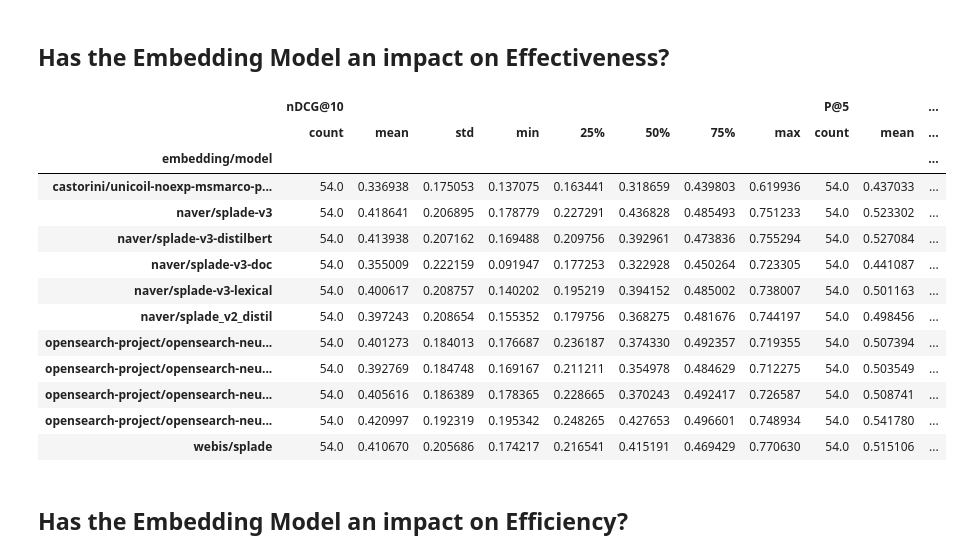
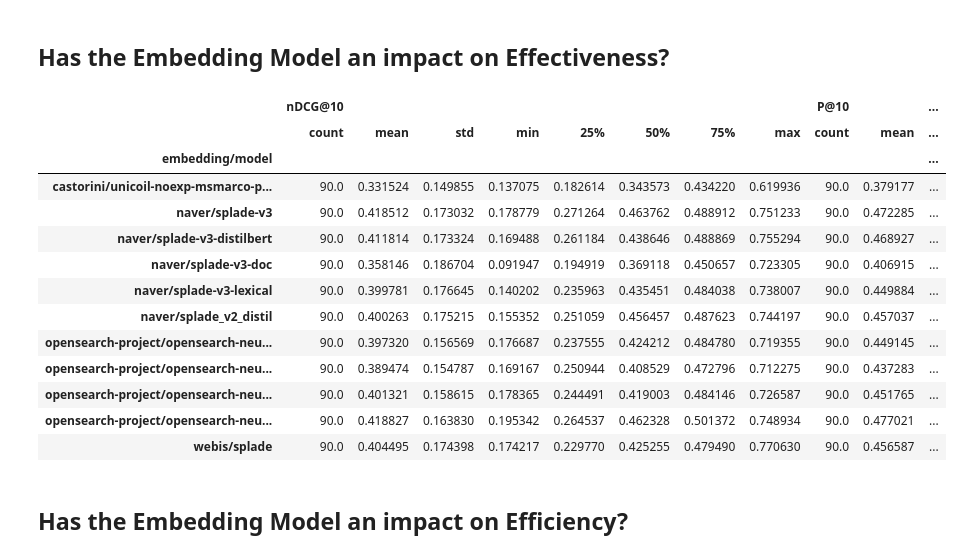
Before and after one commit to hscells/lsr-benchmark, a Jupyter notebook: step-04-evaluation/analysis-in-progress.ipynb, the cells around one changed output. Drawn from its saved outputs; the diff is of its cells as text; code cells hidden in the pictures.

```diff
--- a/step-04-evaluation/analysis-in-progress.ipynb
+++ b/step-04-evaluation/analysis-in-progress.ipynb
@@ -264,22 +256,22 @@ df[['embedding/model', "embedding/query.energy_total", "embedding/doc.energy_tot
 # %% [markdown]
 ## Has the Embedding Model an impact on Effectiveness?
 # %%
-df[['embedding/model', "nDCG@10", "P@5"]].groupby("embedding/model").describe()
+df[['embedding/model', "nDCG@10", "P@10"]].groupby("embedding/model").describe()
 # %% [output]
-|  | nDCG@10 |  |  |  |  |  |  |  | P@5 |  | ... |
+|  | nDCG@10 |  |  |  |  |  |  |  | P@10 |  | ... |
 |  | count | mean | std | min | 25% | 50% | 75% | max | count | mean | ... |
 | embedding/model |  |  |  |  |  |  |  |  |  |  | ... |
-| castorini/unicoil-noexp-msmarco-p... | 54.0 | 0.336938 | 0.175053 | 0.137075 | 0.163441 | 0.318659 | 0.439803 | 0.619936 | 54.0 | 0.437033 | ... |
-| naver/splade-v3 | 54.0 | 0.418641 | 0.206895 | 0.178779 | 0.227291 | 0.436828 | 0.485493 | 0.751233 | 54.0 | 0.523302 | ... |
-| naver/splade-v3-distilbert | 54.0 | 0.413938 | 0.207162 | 0.169488 | 0.209756 | 0.392961 | 0.473836 | 0.755294 | 54.0 | 0.527084 | ... |
-| naver/splade-v3-doc | 54.0 | 0.355009 | 0.222159 | 0.091947 | 0.177253 | 0.322928 | 0.450264 | 0.723305 | 54.0 | 0.441087 | ... |
-| naver/splade-v3-lexical | 54.0 | 0.400617 | 0.208757 | 0.140202 | 0.195219 | 0.394152 | 0.485002 | 0.738007 | 54.0 | 0.501163 | ... |
-| naver/splade_v2_distil | 54.0 | 0.397243 | 0.208654 | 0.155352 | 0.179756 | 0.368275 | 0.481676 | 0.744197 | 54.0 | 0.498456 | ... |
-| opensearch-project/opensearch-neu... | 54.0 | 0.401273 | 0.184013 | 0.176687 | 0.236187 | 0.374330 | 0.492357 | 0.719355 | 54.0 | 0.507394 | ... |
-| opensearch-project/opensearch-neu... | 54.0 | 0.392769 | 0.184748 | 0.169167 | 0.211211 | 0.354978 | 0.484629 | 0.712275 | 54.0 | 0.503549 | ... |
-| opensearch-project/opensearch-neu... | 54.0 | 0.405616 | 0.186389 | 0.178365 | 0.228665 | 0.370243 | 0.492417 | 0.726587 | 54.0 | 0.508741 | ... |
-| opensearch-project/opensearch-neu... | 54.0 | 0.420997 | 0.192319 | 0.195342 | 0.248265 | 0.427653 | 0.496601 | 0.748934 | 54.0 | 0.541780 | ... |
-| webis/splade | 54.0 | 0.410670 | 0.205686 | 0.174217 | 0.216541 | 0.415191 | 0.469429 | 0.770630 | 54.0 | 0.515106 | ... |
+| castorini/unicoil-noexp-msmarco-p... | 90.0 | 0.331524 | 0.149855 | 0.137075 | 0.182614 | 0.343573 | 0.434220 | 0.619936 | 90.0 | 0.379177 | ... |
+| naver/splade-v3 | 90.0 | 0.418512 | 0.173032 | 0.178779 | 0.271264 | 0.463762 | 0.488912 | 0.751233 | 90.0 | 0.472285 | ... |
+| naver/splade-v3-distilbert | 90.0 | 0.411814 | 0.173324 | 0.169488 | 0.261184 | 0.438646 | 0.488869 | 0.755294 | 90.0 | 0.468927 | ... |
+| naver/splade-v3-doc | 90.0 | 0.358146 | 0.186704 | 0.091947 | 0.194919 | 0.369118 | 0.450657 | 0.723305 | 90.0 | 0.406915 | ... |
+| naver/splade-v3-lexical | 90.0 | 0.399781 | 0.176645 | 0.140202 | 0.235963 | 0.435451 | 0.484038 | 0.738007 | 90.0 | 0.449884 | ... |
+| naver/splade_v2_distil | 90.0 | 0.400263 | 0.175215 | 0.155352 | 0.251059 | 0.456457 | 0.487623 | 0.744197 | 90.0 | 0.457037 | ... |
+| opensearch-project/opensearch-neu... | 90.0 | 0.397320 | 0.156569 | 0.176687 | 0.237555 | 0.424212 | 0.484780 | 0.719355 | 90.0 | 0.449145 | ... |
+| opensearch-project/opensearch-neu... | 90.0 | 0.389474 | 0.154787 | 0.169167 | 0.250944 | 0.408529 | 0.472796 | 0.712275 | 90.0 | 0.437283 | ... |
+| opensearch-project/opensearch-neu... | 90.0 | 0.401321 | 0.158615 | 0.178365 | 0.244491 | 0.419003 | 0.484146 | 0.726587 | 90.0 | 0.451765 | ... |
+| opensearch-project/opensearch-neu... | 90.0 | 0.418827 | 0.163830 | 0.195342 | 0.264537 | 0.462328 | 0.501372 | 0.748934 | 90.0 | 0.477021 | ... |
+| webis/splade | 90.0 | 0.404495 | 0.174398 | 0.174217 | 0.229770 | 0.425255 | 0.479490 | 0.770630 | 90.0 | 0.456587 | ... |
 # %% [markdown]
 ## Has the Embedding Model an impact on Efficiency?
 # %%
```
Also changed, not shown: parts of 20 cells of this notebook, 1 other file.
